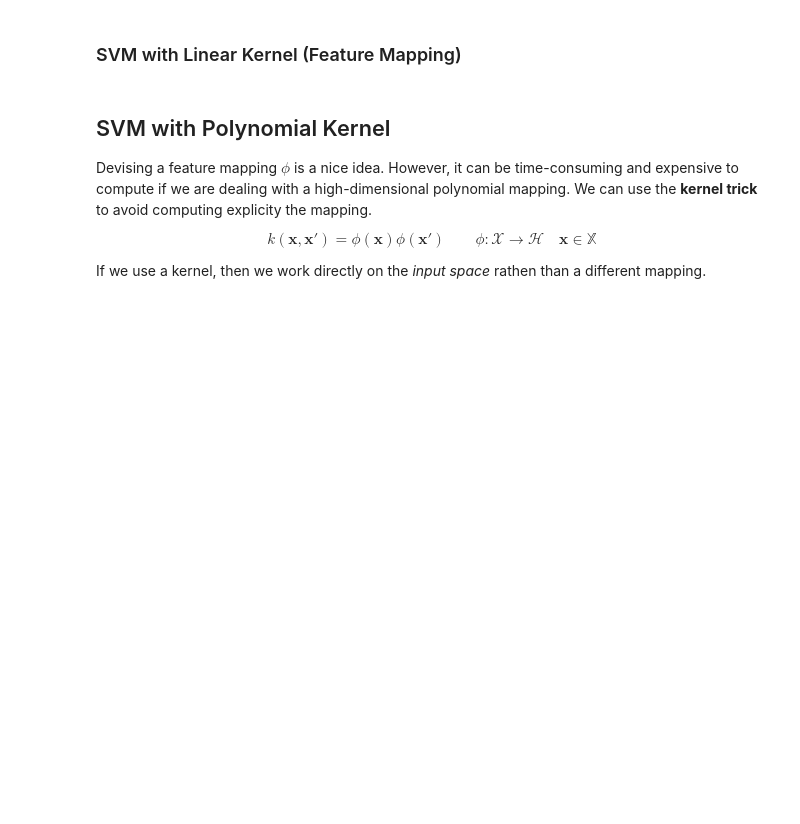
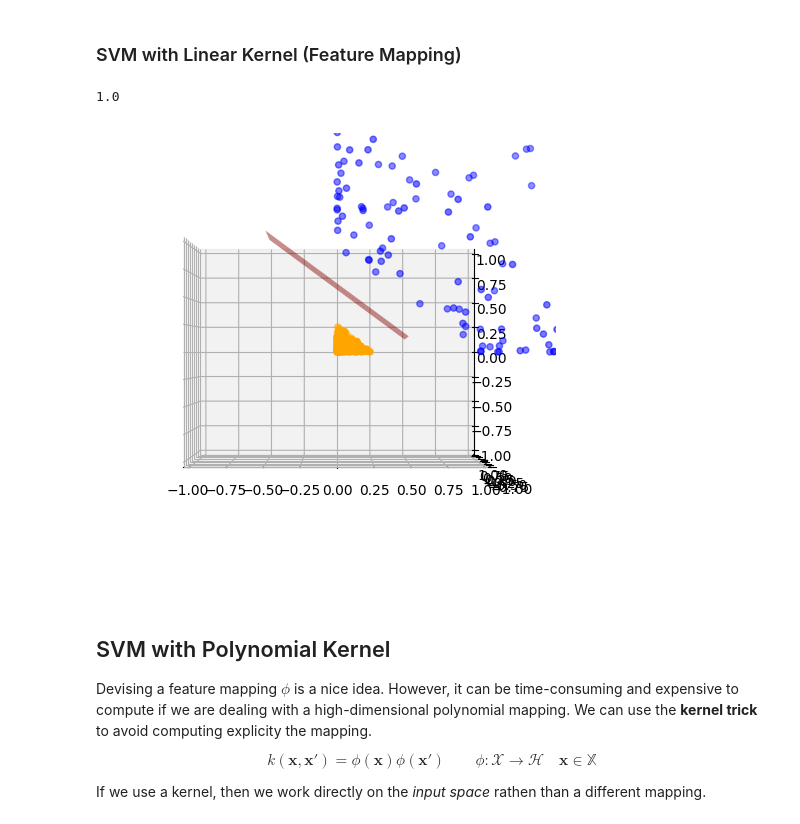
Before and after one commit to geektoni/ml_labs, a Jupyter notebook: sklearn-lab/sklearn-lab.ipynb, the cells around one changed output. Cells and saved outputs as stored; diff of their text form; code cells hidden in the pictures; blank space fills up the shorter version.

```diff
--- a/sklearn-lab/sklearn-lab.ipynb
+++ b/sklearn-lab/sklearn-lab.ipynb
@@ -123,16 +153,32 @@ $$
 # %%
 # Define a function which converts a 2D example in its 3D mapping
 # Create a new variable called X3d which contains the mapped dataset
+def feature_map(X):
+    x0, x1 = X
+    return [x0**2, x0*x1, x1**2]
+
+X3d = np.array([feature_map(e) for e in X])
 # %%
 # Perform the train/test split and save the new dataset
+X3d_train, X3d_test, y3d_train, y3d_test = train_test_split(X3d, Y, test_size=0.2, random_state=42)
 # %% [markdown]
 ### SVM with Linear Kernel (Feature Mapping)
 # %%
 # Train a linear SVM and perform inference with the mapped data
+clf = SVC(kernel='linear')
+clf.fit(X3d_train, y3d_train)
+
+y3d_pred = clf.predict(X3d_test)
 # %%
 # Compute the accuracy
+accuracy_score(y3d_test, y3d_pred)
+# %% [output]
+1.0
 # %%
 # Print the 3D decision surface of the SVM using utils.lib.plot_3D_decision_surface
+plot_3D_decision_surface(X3d_test, y3d_test, clf)
+# %% [output]
+[figure, added]
 # %% [markdown]
 ## SVM with Polynomial Kernel
 
```
Also changed, not shown: parts of 50 cells of this notebook.
